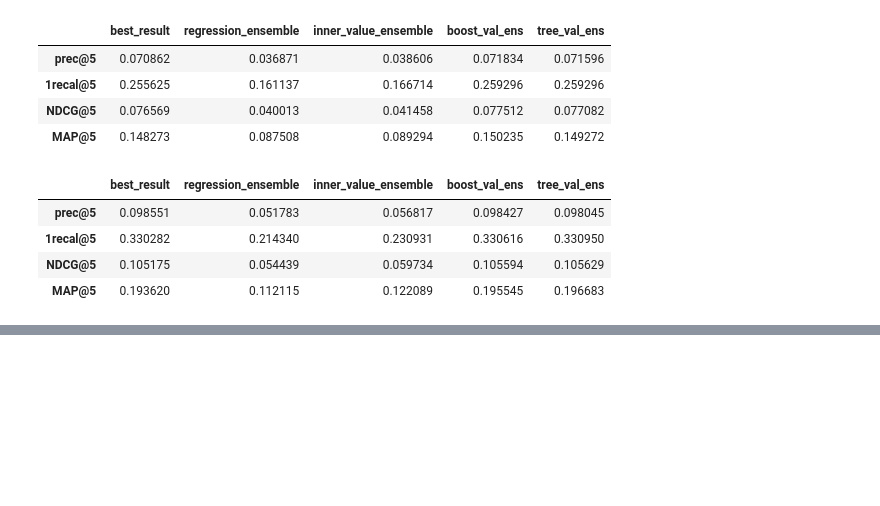
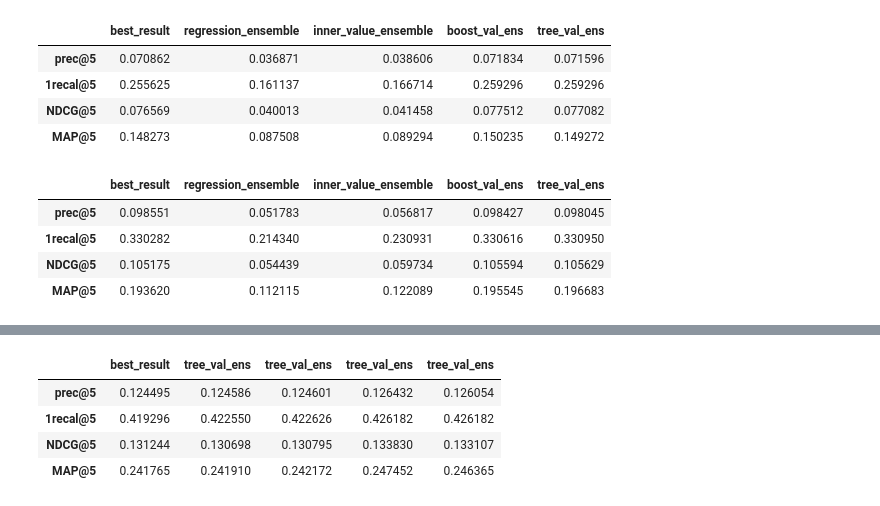
Before and after one commit to egorkudr1/diploma, a Jupyter notebook: rank_experiments_inverse.ipynb, the cells around one changed output, grey strips where cells are left out. Drawn from its saved outputs; the diff is of its cells as text; code cells hidden in the pictures; blank space fills up the shorter version.

```diff
--- a/rank_experiments_inverse.ipynb
+++ b/rank_experiments_inverse.ipynb
@@ -351,0 +392,8 @@ netflix_ensemble_experiment(slashdot, create_list_cf(slashdot_shape)[1:5], list_
+# %%
+netflix_ensemble_experiment(epinion, create_list_cf(epinion_shape)[1:5], list_ensemble, Ktrain=0.1, Kvalidation=0.1, verbose=0, maxiter=3)
+# %% [output]
+|  | best_result | tree_val_ens | tree_val_ens | tree_val_ens | tree_val_ens |
+| prec@5 | 0.124495 | 0.124586 | 0.124601 | 0.126432 | 0.126054 |
+| 1recal@5 | 0.419296 | 0.422550 | 0.422626 | 0.426182 | 0.426182 |
+| NDCG@5 | 0.131244 | 0.130698 | 0.130795 | 0.133830 | 0.133107 |
+| MAP@5 | 0.241765 | 0.241910 | 0.242172 | 0.247452 | 0.246365 |
```
Also changed, not shown: parts of 8 cells of this notebook.
